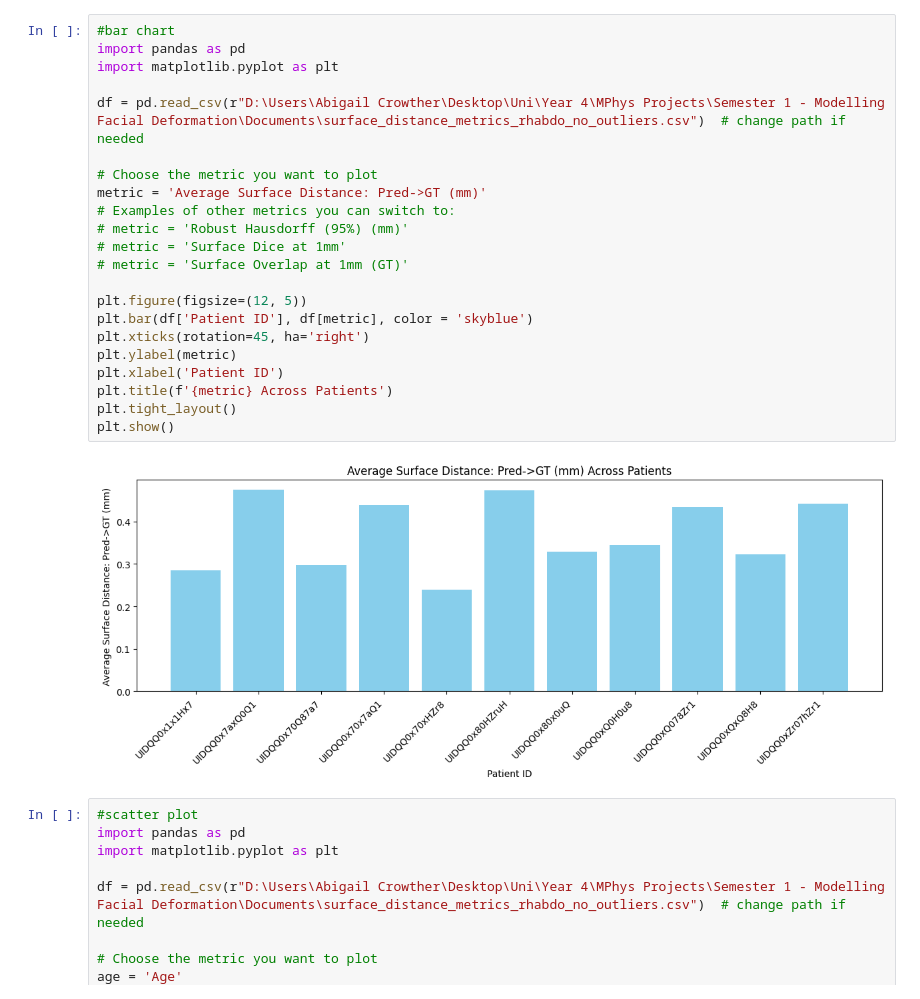
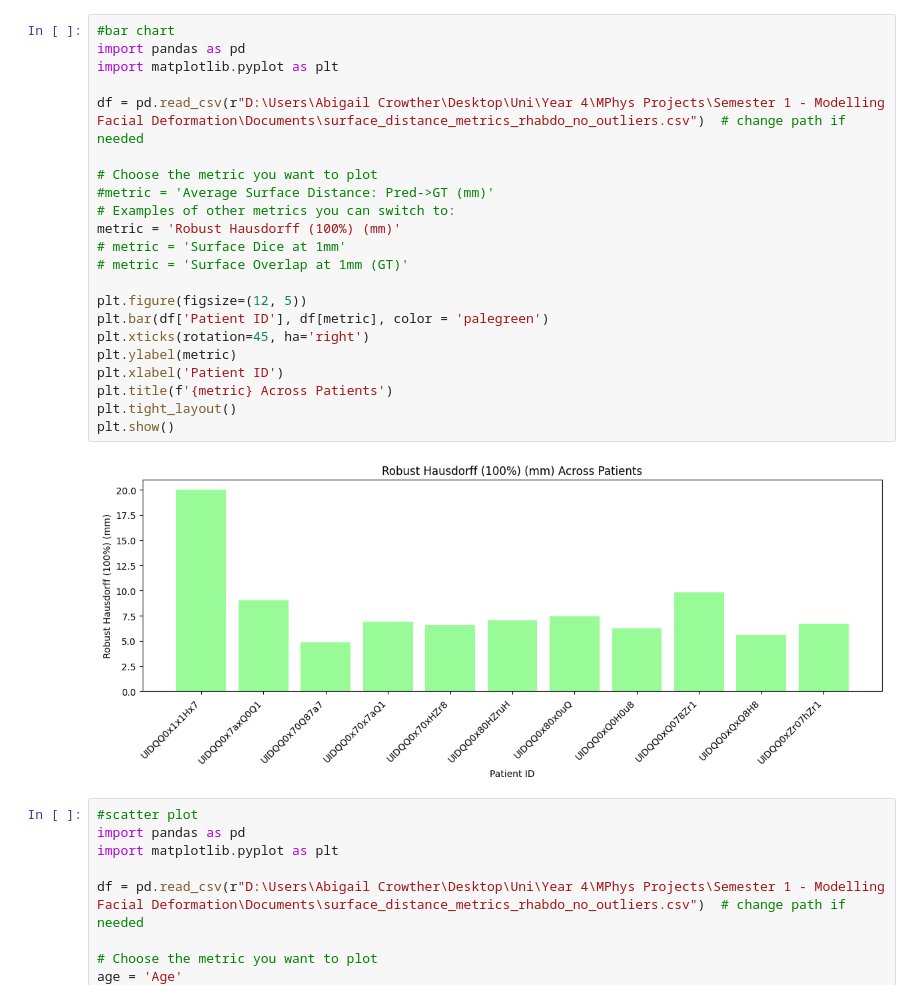
Before and after one commit to abbycrowther/Modelling_Facial_Deformation, a Jupyter notebook: Code/Total_Segmentator/rhabdo_data_work/display_metrics.ipynb, the cells around one changed output. Cells and saved outputs as stored; diff of their text form.

```diff
--- a/Code/Total_Segmentator/rhabdo_data_work/display_metrics.ipynb
+++ b/Code/Total_Segmentator/rhabdo_data_work/display_metrics.ipynb
@@ -1,27 +1,27 @@
 # %%
 #bar chart
 import pandas as pd
 import matplotlib.pyplot as plt
 
 df = pd.read_csv(r"D:\Users\Abigail Crowther\Desktop\Uni\Year 4\MPhys Projects\Semester 1 - Modelling Facial Deformation\Documents\surface_distance_metrics_rhabdo_no_outliers.csv")  # change path if needed
 
 # Choose the metric you want to plot
-metric = 'Average Surface Distance: Pred->GT (mm)'
+#metric = 'Average Surface Distance: Pred->GT (mm)'
 # Examples of other metrics you can switch to:
-# metric = 'Robust Hausdorff (95%) (mm)'
+metric = 'Robust Hausdorff (100%) (mm)'
 # metric = 'Surface Dice at 1mm'
 # metric = 'Surface Overlap at 1mm (GT)'
 
 plt.figure(figsize=(12, 5))
-plt.bar(df['Patient ID'], df[metric], color = 'skyblue')
+plt.bar(df['Patient ID'], df[metric], color = 'palegreen')
 plt.xticks(rotation=45, ha='right')
 plt.ylabel(metric)
 plt.xlabel('Patient ID')
 plt.title(f'{metric} Across Patients')
 plt.tight_layout()
 plt.show()
 # %% [output]
-[figure, old version]
+[figure, new version]
 # %%
 #scatter plot
 import pandas as pd
```
Also changed, not shown: parts of 3 cells of this notebook, 1 other file.
